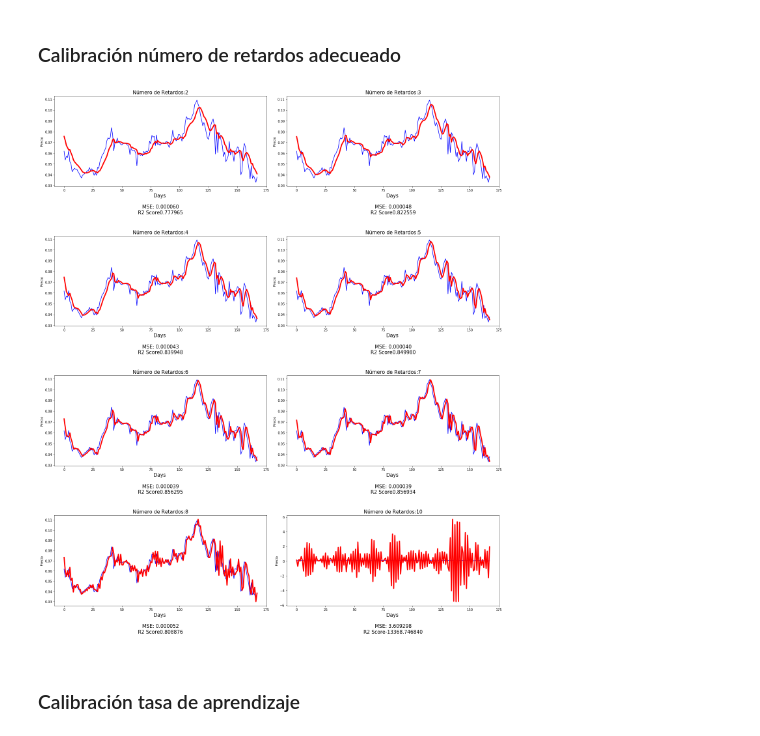
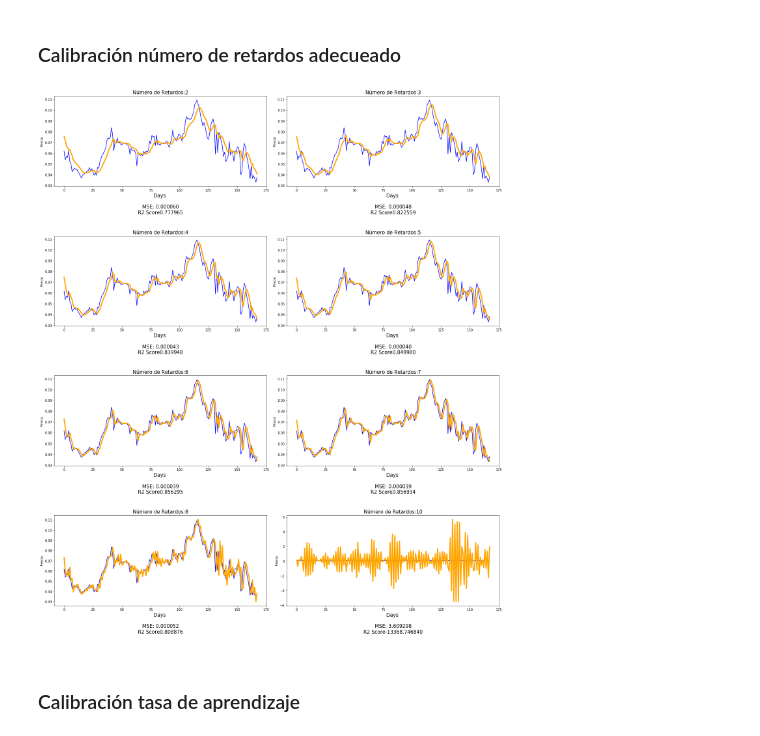
Before and after one commit to ann-2018-03/evaluacion-cmpinzonh, a Jupyter notebook: 01-precios.ipynb, the cells around one changed output. Drawn from its saved outputs; the diff is of its cells as text; code cells hidden in the pictures.

```diff
--- a/01-precios.ipynb
+++ b/01-precios.ipynb
@@ -158,29 +158,29 @@ resultado_retardos = tuning_retardos(retardos,d)
 # %%
 fig, axes = plt.subplots(nrows=4, ncols=2,figsize=(20,24))
 
 count = 0
 for fila in axes:
 
     for ax in fila:
 
         titulo = str("Número de retardos:"+str(retardos[count]))
 
-        ax.plot(resultado_retardos[count][0],color = 'blue',label = 'Real')
-        ax.plot(resultado_retardos[count][1],color = 'red',label = 'Predicted',linewidth=3.5)
+        ax.plot(resultado_retardos[count][0],color = 'blue',label = 'Data')
+        ax.plot(resultado_retardos[count][1],color = 'orange',label = 'Prediction',linewidth=3.5)
 
         ax.set_xlabel('Days \n \n'+
                       str('MSE: ' + '{:f}'.format(metrics.mean_squared_error(resultado_retardos[count][0],resultado_retardos[count][1])))+'\n'+
                       str('R2 Score' + '{:f}'.format(r2_score(resultado_retardos[count][0],resultado_retardos[count][1]))+'\n \n'),fontsize=15)
 
         ax.set_ylabel('Precio')
         ax.set_title(str('Número de Retardos:'+str(retardos[count])),fontsize=15)
 
         fig
         plt.tight_layout()
 
         count+=1
 # %% [output]
-[figure, old version]
+[figure, new version]
 # %% [markdown]
 ### Calibración tasa de aprendizaje
 # %%
```
Also changed, not shown: parts of 17 cells of this notebook.
